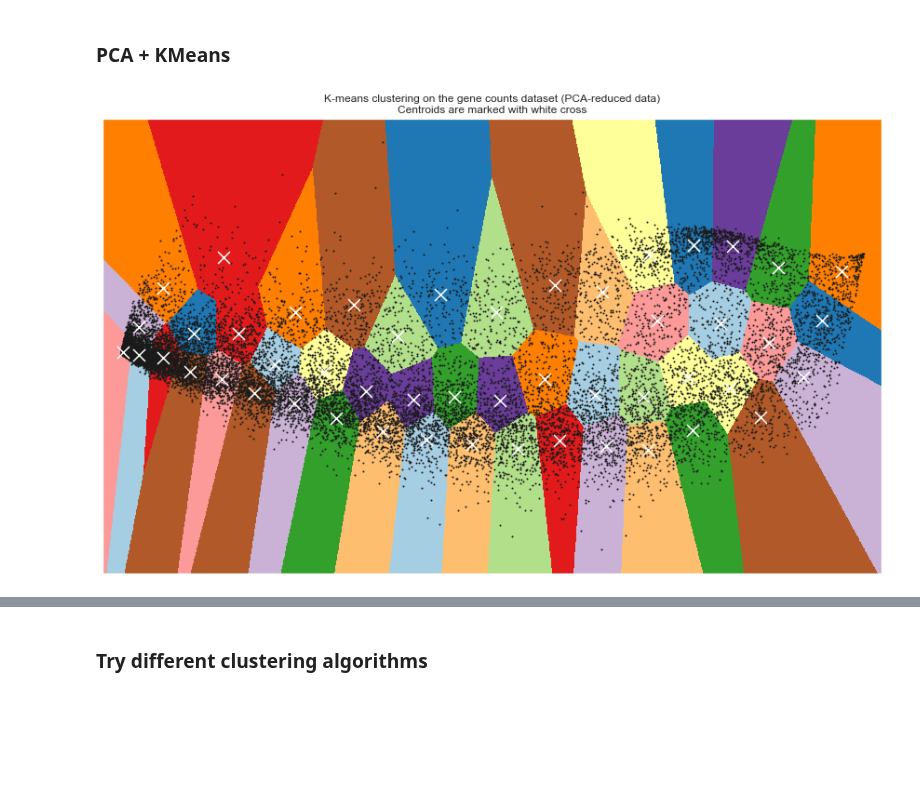
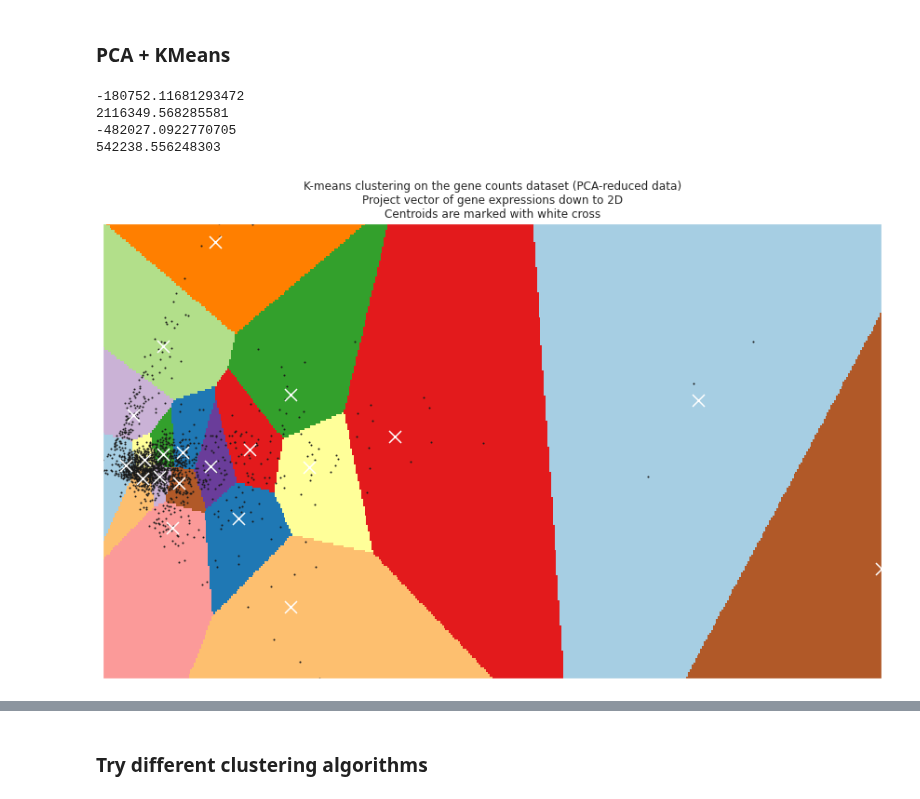
Before and after one commit to souravsingh/BiocSwirl, a Jupyter notebook: notebook/bioc_from_python.ipynb, the cells around one changed output, grey strips where cells are left out. Drawn from its saved outputs; the diff is of its cells as text; code cells hidden in the pictures; blank space fills up the shorter version.

```diff
--- a/notebook/bioc_from_python.ipynb
+++ b/notebook/bioc_from_python.ipynb
@@ -133,4 +75,4 @@ from sklearn.cluster import KMeans
 from sklearn.preprocessing import MinMaxScaler, StandardScaler, QuantileTransformer
 # %%
 # set # of PCA components
-N_PCA_COMPONENTS = 50
+N_PCA_COMPONENTS = 20
@@ -141,15 +79,30 @@ qt_arr = f_qt.fit_transform(df.values)
-# %%
-reduced_data = PCA(n_components=2).fit_transform(qt_arr)
+# %%
+# Look at min/max value for component 1
+print(reduced_data[:, 0].min())
+print(reduced_data[:, 0].max())
+
+# Look at min/max value for component 2
+print(reduced_data[:, 1].min())
+print(reduced_data[:, 1].max())
+# %% [output]
+-180752.11681293472
+2116349.568285581
+-482027.0922770705
+542238.556248303
 # %%
+# for user to specify, more points is more memory-intensive
+num_points_in_mesh = 500
+
 # perform K-means and visualize
 kmeans = KMeans(init='k-means++', n_clusters=N_PCA_COMPONENTS, n_init=10)
 kmeans.fit(reduced_data)
 
-h = .02     # point in the mesh [x_min, x_max]x[y_min, y_max].
-
 # Plot the decision boundary. For that, we will assign a color to each
 x_min, x_max = reduced_data[:, 0].min() - 1, reduced_data[:, 0].max() + 1
 y_min, y_max = reduced_data[:, 1].min() - 1, reduced_data[:, 1].max() + 1
+
+# point in the mesh [x_min, x_max]x[y_min, y_max].
+h = (max(x_max, y_max) - min(x_min, y_min)) / num_points_in_mesh
 xx, yy = np.meshgrid(np.arange(x_min, x_max, h), np.arange(y_min, y_max, h))
 
 # Obtain labels for each point in mesh. Use last trained model.
@@ -157,25 +110,26 @@ Z = kmeans.predict(np.c_[xx.ravel(), yy.ravel()])
 # %%
 # Put the result into a color plot
 Z = Z.reshape(xx.shape)
 plt.figure(1, figsize=(15, 9))
 plt.clf()
 plt.imshow(Z, interpolation='nearest',
            extent=(xx.min(), xx.max(), yy.min(), yy.max()),
            cmap=plt.cm.Paired,
            aspect='auto', origin='lower')
 
 plt.plot(reduced_data[:, 0], reduced_data[:, 1], 'k.', markersize=2)
 # Plot the centroids as a white X
 centroids = kmeans.cluster_centers_
 plt.scatter(centroids[:, 0], centroids[:, 1],
             marker='x', s=169, linewidths=3,
             color='w', zorder=10)
 plt.title('K-means clustering on the gene counts dataset (PCA-reduced data)\n'
+          'Project vector of gene expressions down to 2D\n'
           'Centroids are marked with white cross')
 plt.xlim(x_min, x_max)
 plt.ylim(y_min, y_max)
 plt.xticks(())
 plt.yticks(())
 plt.show()
 # %% [output]
-[figure, old version]
+[figure, new version]
```
Also changed, not shown: parts of 18 cells of this notebook.
